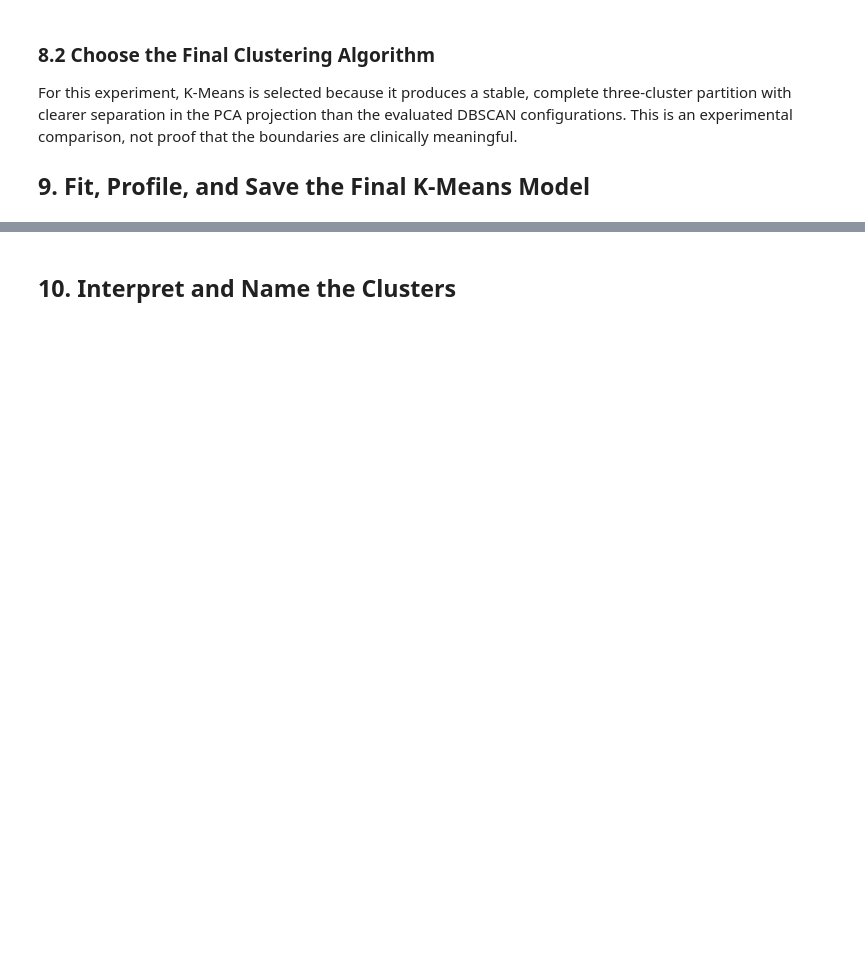
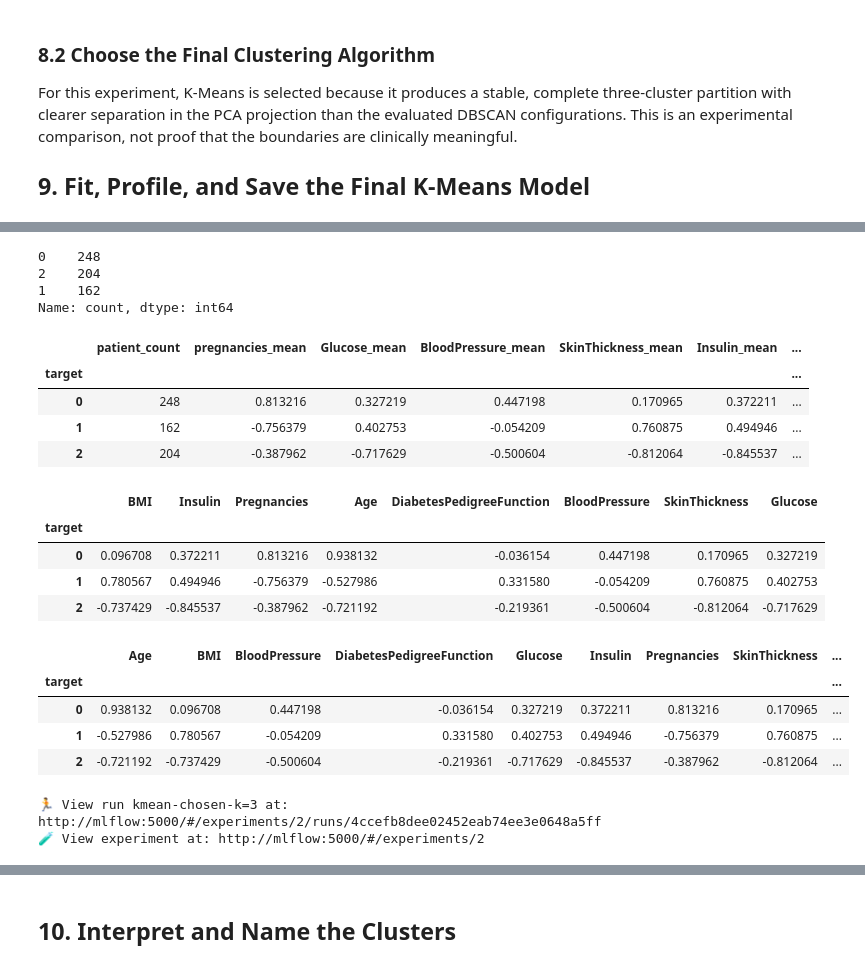
Before and after one commit to amineelhailaa/DiaPredict, a Jupyter notebook: notebooks/step1.ipynb, the cells around one changed output, grey strips where cells are left out. Saved outputs shown, nothing was run; the diff lists cells and outputs as text; code cells hidden in the pictures; blank space fills up the shorter version.

```diff
--- a/notebooks/step1.ipynb
+++ b/notebooks/step1.ipynb
@@ -759,0 +697,56 @@ ValueError: The truth value of a DataFrame is ambiguous. Use a.empty, a.bool(),
+# %%
+from src.clustering_pipeline import Kmean_build_clustering_pipeline
+from IPython.display import display
+from pathlib import Path
+#analyse the clusters :
+with mlflow.start_run(run_name="kmean-chosen-k=3"):
+    kmean_pp = Kmean_build_clustering_pipeline(n_clusters=3)
+    model = kmean_pp.fit(processed_x_train)
+    labels  = kmean_pp.predict(processed_x_train)
+    test_labels = kmean_pp.predict(processed_x_test)
+
+    mlflow.sklearn.log_model(model, "ideal_kmean")
+    mlflow.log_params({
+        "k": 3,
+        "random_state": RANDOM_STATE,
+
+    })
+
+    cluster_sizes = pd.Series(labels).value_counts()
+    print(cluster_sizes)
+
+    mlflow.log_metrics({
+        "silhouette_score": silhouette_score(processed_x_train, labels),
+        "smallest_cluster_size": cluster_sizes.min(),
+        "largest_cluster_size": cluster_sizes.max()
+    })
+
+    processed_x_train["target"] = labels
+    processed_x_test["target"] = test_labels
+    cluster_profiles = processed_x_train.groupby("target").agg(
+        patient_count = ("Age", "size"),
+        pregnancies_mean = ("Pregnancies", "mean"),
+        Glucose_mean = ("Glucose", "mean"),
+        BloodPressure_mean = ("BloodPressure", "mean"),
+        SkinThickness_mean = ("SkinThickness", "mean"),
+        Insulin_mean = ("Insulin", "mean"),
+        BMI_mean = ("BMI", "mean"),
+        DiabetesPedigreeFunction_mean = ("DiabetesPedigreeFunction", "mean"),
+        Age_mean=("Age", "mean")
+    )
+
+    cluster_profiles["percentage"] = (cluster_profiles["patient_count"]/ len(processed_x_train))
+    display(cluster_profiles)
+    mlflow.log_table(
+        cluster_profiles,
+        artifact_file="tables/cluster_profile_kmean.json"
+    )
+
+    clusters = processed_x_train.groupby("target").mean()
+
+
+
+    avg = processed_x_train.mean()
+    display(clusters)
+    display(clusters-avg)
+# %% [output]
@@ -760,2 +755,23 @@ ValueError: The truth value of a DataFrame is ambiguous. Use a.empty, a.bool(),
+0    248
+2    204
+1    162
+Name: count, dtype: int64
+|  | patient_count | pregnancies_mean | Glucose_mean | BloodPressure_mean | SkinThickness_mean | Insulin_mean | ... |
+| target |  |  |  |  |  |  | ... |
+| 0 | 248 | 0.813216 | 0.327219 | 0.447198 | 0.170965 | 0.372211 | ... |
+| 1 | 162 | -0.756379 | 0.402753 | -0.054209 | 0.760875 | 0.494946 | ... |
+| 2 | 204 | -0.387962 | -0.717629 | -0.500604 | -0.812064 | -0.845537 | ... |
+|  | BMI | Insulin | Pregnancies | Age | DiabetesPedigreeFunction | BloodPressure | SkinThickness | Glucose |
+| target |  |  |  |  |  |  |  |  |
+| 0 | 0.096708 | 0.372211 | 0.813216 | 0.938132 | -0.036154 | 0.447198 | 0.170965 | 0.327219 |
+| 1 | 0.780567 | 0.494946 | -0.756379 | -0.527986 | 0.331580 | -0.054209 | 0.760875 | 0.402753 |
+| 2 | -0.737429 | -0.845537 | -0.387962 | -0.721192 | -0.219361 | -0.500604 | -0.812064 | -0.717629 |
+|  | Age | BMI | BloodPressure | DiabetesPedigreeFunction | Glucose | Insulin | Pregnancies | SkinThickness | ... |
+| target |  |  |  |  |  |  |  |  | ... |
+| 0 | 0.938132 | 0.096708 | 0.447198 | -0.036154 | 0.327219 | 0.372211 | 0.813216 | 0.170965 | ... |
+| 1 | -0.527986 | 0.780567 | -0.054209 | 0.331580 | 0.402753 | 0.494946 | -0.756379 | 0.760875 | ... |
+| 2 | -0.721192 | -0.737429 | -0.500604 | -0.219361 | -0.717629 | -0.845537 | -0.387962 | -0.812064 | ... |
+🏃 View run kmean-chosen-k=3 at: http://mlflow:5000/#/experiments/2/runs/4ccefb8dee02452eab74ee3e0648a5ff
+🧪 View experiment at: http://mlflow:5000/#/experiments/2
 # %%
 #we should save our model now
```
Also changed, not shown: parts of 15 cells of this notebook.
